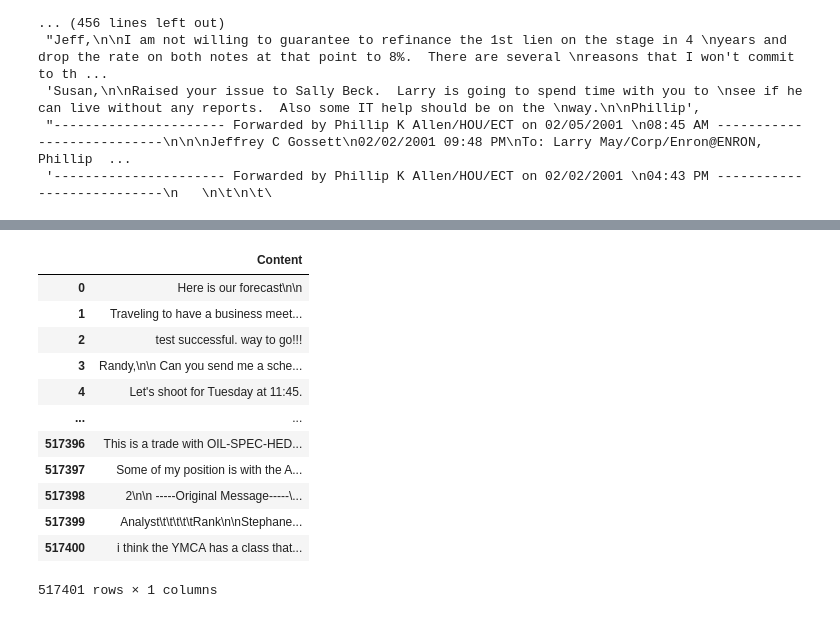
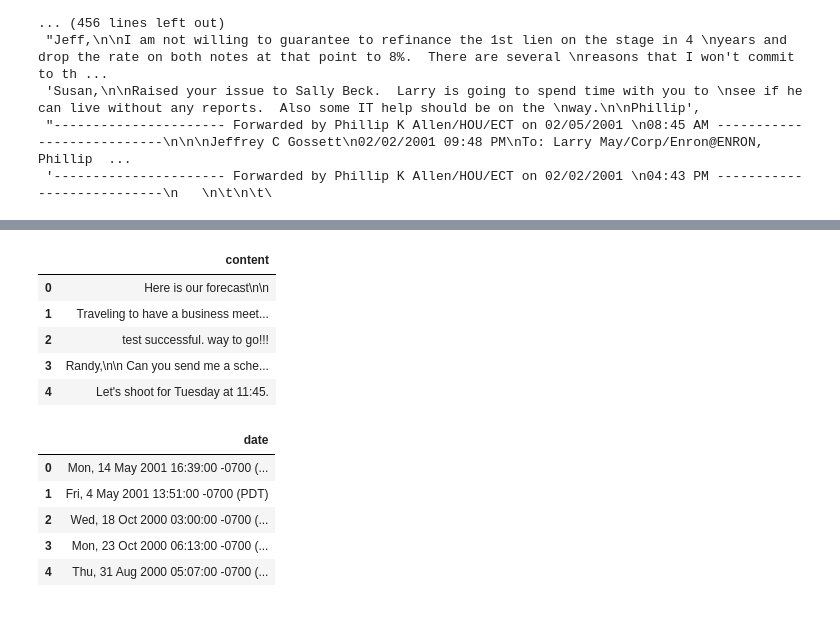
Before and after one commit to Enron-Discussion-NLP/Capstone, a Jupyter notebook: 00_Kaniela/kan_workbook.ipynb, the cells around one changed output, grey strips where cells are left out. Saved outputs shown, nothing was run; the diff lists cells and outputs as text; code cells hidden in the pictures.

```diff
--- a/00_Kaniela/kan_workbook.ipynb
+++ b/00_Kaniela/kan_workbook.ipynb
@@ -71,20 +110,22 @@ bodies
 # %%
 # Set lists to dataframes
-body_df = pd.DataFrame(bodies, columns = ['Content'])
-dates_df = pd.DataFrame(dates, columns = ['Content'])
+body_df = pd.DataFrame(bodies, columns = ['content'])
+dates_df = pd.DataFrame(dates, columns = ['date'])
 # %%
-body_df
+body_df.head()
 # %% [output]
-|  | Content |
+|  | content |
 | 0 | Here is our forecast\n\n |
 | 1 | Traveling to have a business meet... |
 | 2 | test successful. way to go!!! |
 | 3 | Randy,\n\n Can you send me a sche... |
 | 4 | Let's shoot for Tuesday at 11:45. |
-| ... | ... |
-| 517396 | This is a trade with OIL-SPEC-HED... |
-| 517397 | Some of my position is with the A... |
-| 517398 | 2\n\n -----Original Message-----\... |
-| 517399 | Analyst\t\t\t\t\tRank\n\nStephane... |
-| 517400 | i think the YMCA has a class that... |
-517401 rows × 1 columns
+# %%
+dates_df.head()
+# %% [output]
+|  | date |
+| 0 | Mon, 14 May 2001 16:39:00 -0700 (... |
+| 1 | Fri, 4 May 2001 13:51:00 -0700 (PDT) |
+| 2 | Wed, 18 Oct 2000 03:00:00 -0700 (... |
+| 3 | Mon, 23 Oct 2000 06:13:00 -0700 (... |
+| 4 | Thu, 31 Aug 2000 05:07:00 -0700 (... |
```
Also changed, not shown: parts of 117 cells of this notebook, 7 other files.
